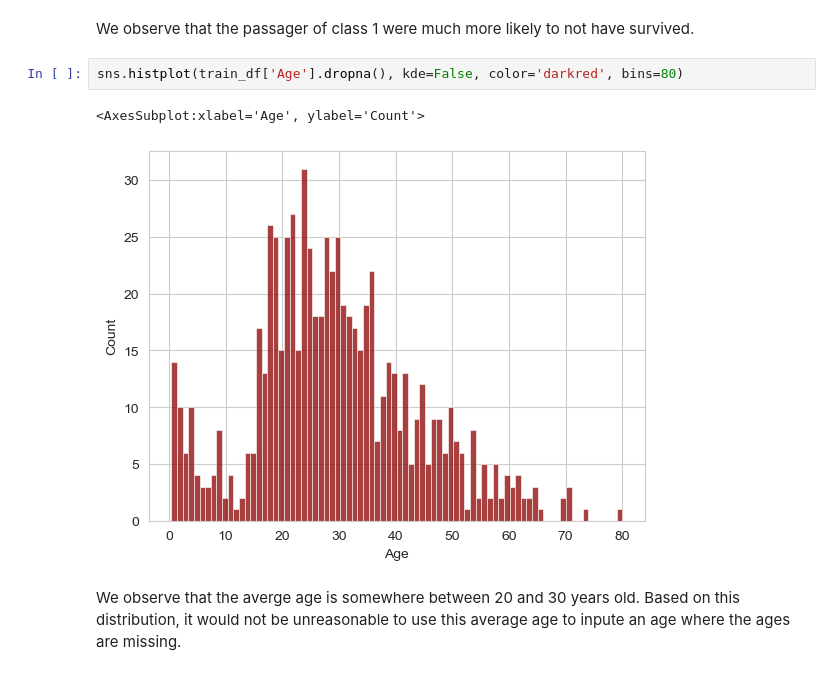
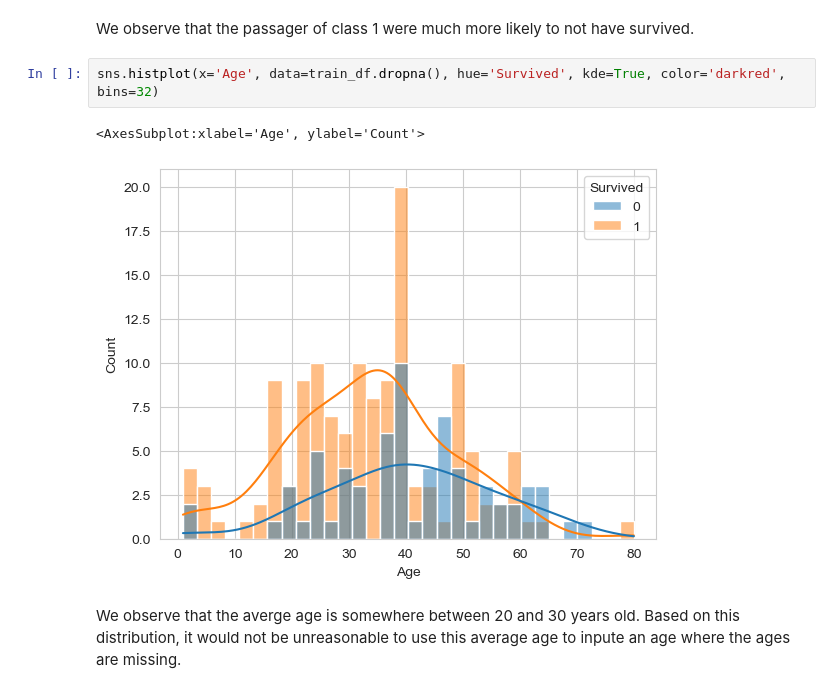
Before and after one commit to AlexandreMorinvil/kaggle-titanic, a Jupyter notebook: solution.ipynb, the cells around one changed output. Drawn from its saved outputs; the diff is of its cells as text.

```diff
--- a/solution.ipynb
+++ b/solution.ipynb
@@ -98,10 +122,10 @@ sns.countplot(x='Survived', data=train_df, hue='Pclass', palette='coolwarm')
 # %% [markdown]
 We observe that the passager of class 1 were much more likely to not have survived.
 # %%
-sns.histplot(train_df['Age'].dropna(), kde=False, color='darkred', bins=80)
+sns.histplot(x='Age', data=train_df.dropna(), hue='Survived', kde=True, color='darkred', bins=32)
 # %% [output]
 <AxesSubplot:xlabel='Age', ylabel='Count'>
-[figure, old version]
+[figure, new version]
 # %% [markdown]
 We observe that the averge age is somewhere between 20 and 30 years old. Based on this distribution, it would not be unreasonable to use this average age to inpute an age where the ages are missing.
 # %%
```
Also changed, not shown: parts of 66 cells of this notebook.
